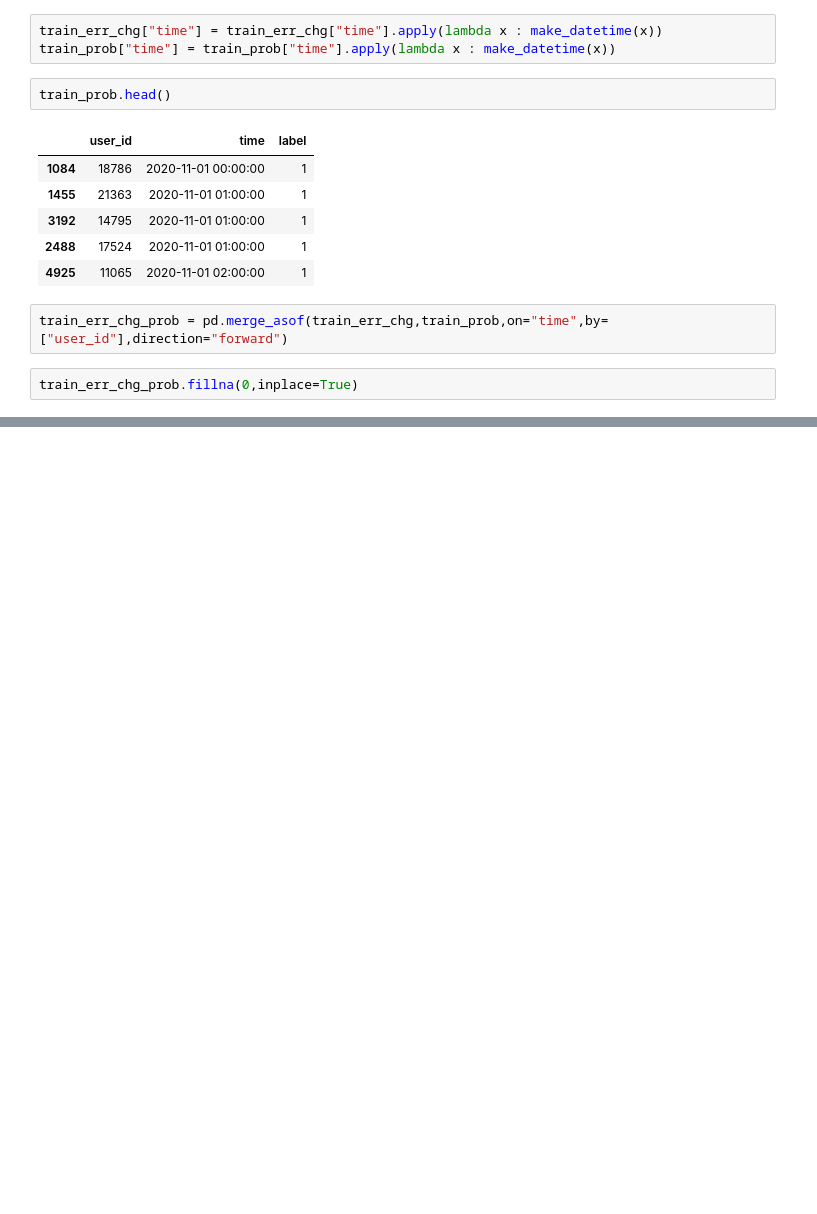
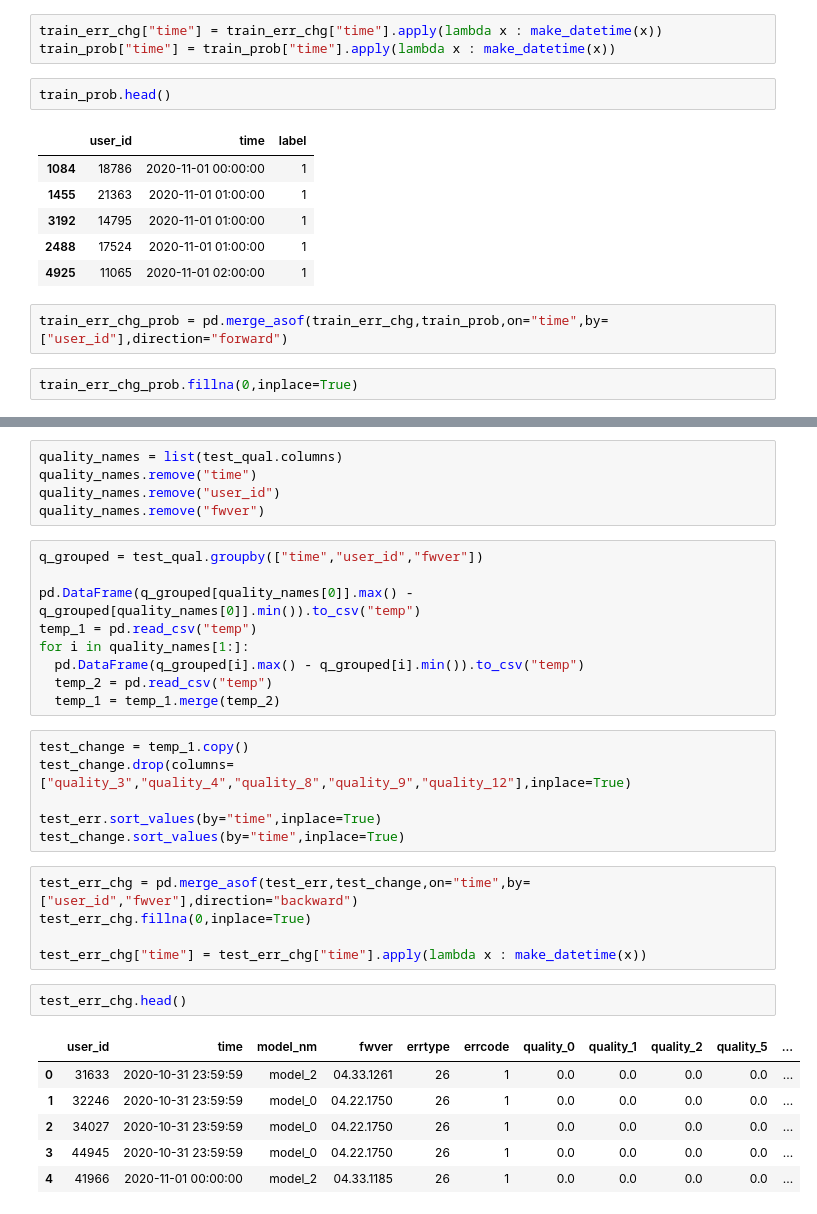
Before and after one commit to sue-bin/quality-change-prediction, a Jupyter notebook: codes/new_fe.ipynb, the cells around one changed output, grey strips where cells are left out. Cells and saved outputs as stored; diff of their text form; blank space fills up the shorter version.

```diff
--- a/codes/new_fe.ipynb
+++ b/codes/new_fe.ipynb
@@ -287,0 +315,34 @@ train_err_chg_prob.head()
+# %%
+quality_names = list(test_qual.columns)
+quality_names.remove("time")
+quality_names.remove("user_id")
+quality_names.remove("fwver")
+# %%
+q_grouped = test_qual.groupby(["time","user_id","fwver"])
+
+pd.DataFrame(q_grouped[quality_names[0]].max() - q_grouped[quality_names[0]].min()).to_csv("temp")
+temp_1 = pd.read_csv("temp")
+for i in quality_names[1:]:
+  pd.DataFrame(q_grouped[i].max() - q_grouped[i].min()).to_csv("temp")
+  temp_2 = pd.read_csv("temp")
+  temp_1 = temp_1.merge(temp_2)
+# %%
+test_change = temp_1.copy()
+test_change.drop(columns=["quality_3","quality_4","quality_8","quality_9","quality_12"],inplace=True)
+
+test_err.sort_values(by="time",inplace=True)
+test_change.sort_values(by="time",inplace=True)
+# %%
+test_err_chg = pd.merge_asof(test_err,test_change,on="time",by=["user_id","fwver"],direction="backward")
+test_err_chg.fillna(0,inplace=True)
+
+test_err_chg["time"] = test_err_chg["time"].apply(lambda x : make_datetime(x))
+# %%
+test_err_chg.head()
+# %% [output]
+|  | user_id | time | model_nm | fwver | errtype | errcode | quality_0 | quality_1 | quality_2 | quality_5 | ... |
+| 0 | 31633 | 2020-10-31 23:59:59 | model_2 | 04.33.1261 | 26 | 1 | 0.0 | 0.0 | 0.0 | 0.0 | ... |
+| 1 | 32246 | 2020-10-31 23:59:59 | model_0 | 04.22.1750 | 26 | 1 | 0.0 | 0.0 | 0.0 | 0.0 | ... |
+| 2 | 34027 | 2020-10-31 23:59:59 | model_0 | 04.22.1750 | 26 | 1 | 0.0 | 0.0 | 0.0 | 0.0 | ... |
+| 3 | 44945 | 2020-10-31 23:59:59 | model_0 | 04.22.1750 | 26 | 1 | 0.0 | 0.0 | 0.0 | 0.0 | ... |
+| 4 | 41966 | 2020-11-01 00:00:00 | model_2 | 04.33.1185 | 26 | 1 | 0.0 | 0.0 | 0.0 | 0.0 | ... |
```
Also changed, not shown: parts of 51 cells of this notebook, 2 other files.
